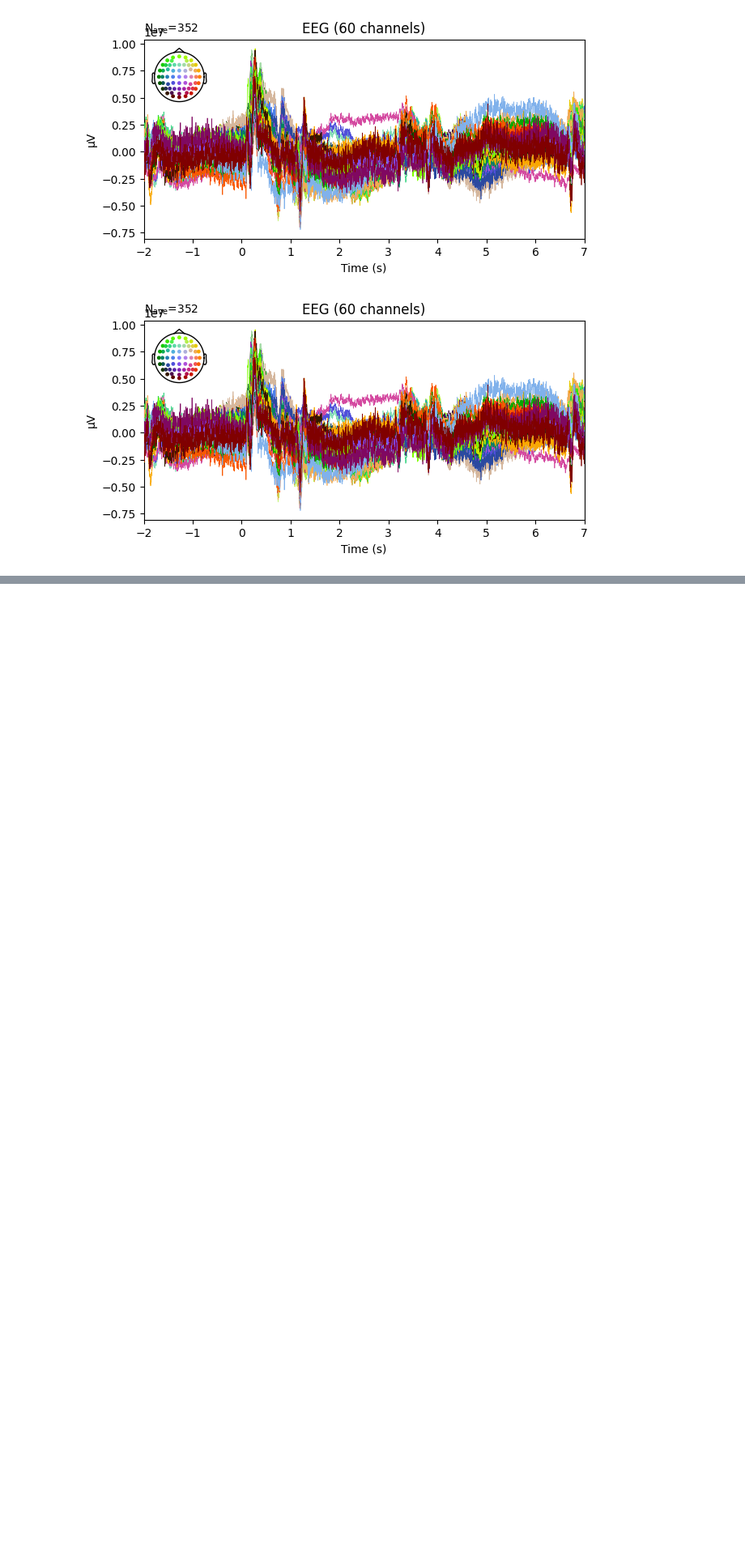
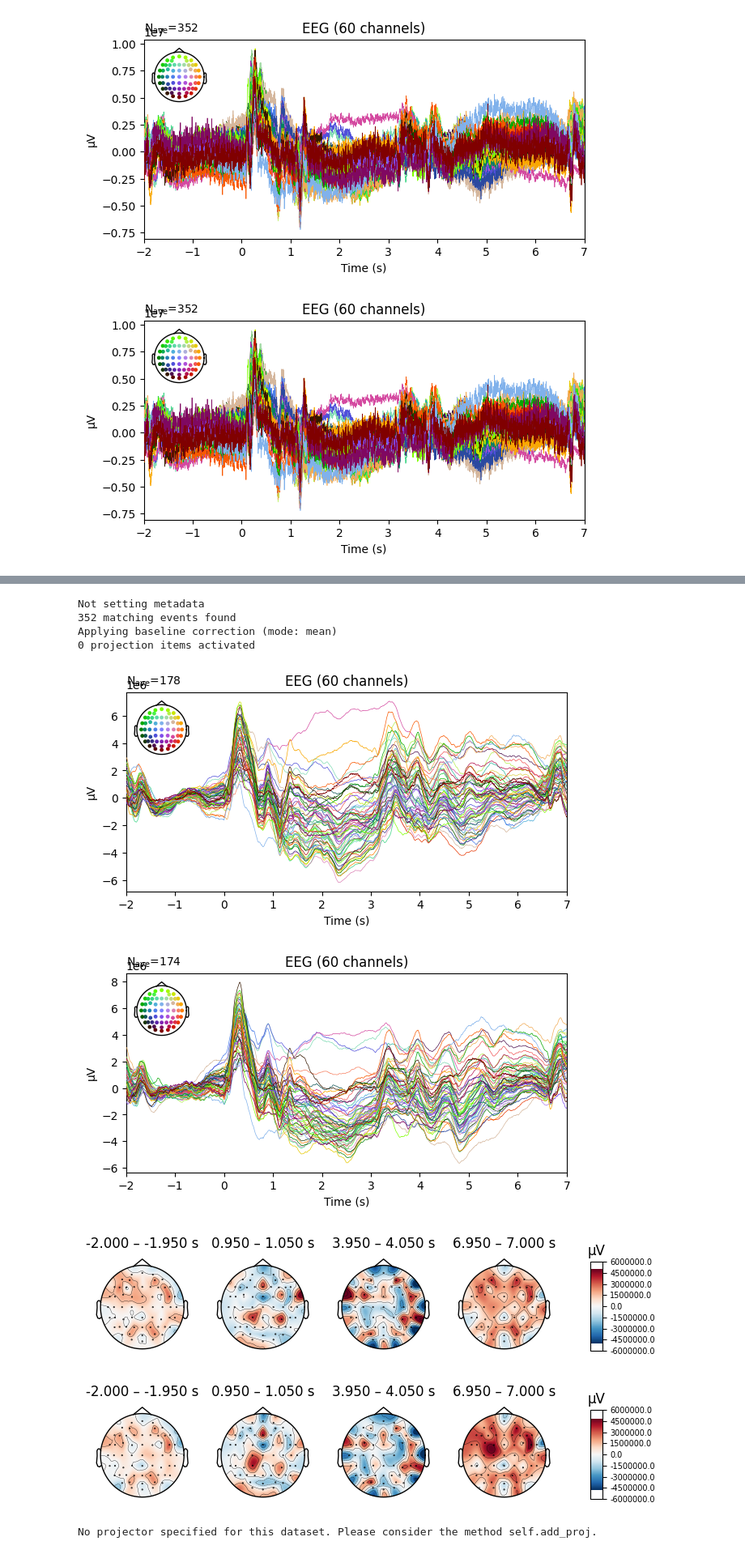
Before and after one commit to duedahl/LU_EEG_Classification, a Jupyter notebook: MNE_Visuals.ipynb, the cells around one changed output, grey strips where cells are left out. Shown at 81% size. Drawn from its saved outputs; the diff is of its cells as text; code cells hidden in the pictures; blank space fills up the shorter version.

Commit message:
Epoch data struct created. Data visualization bad.

```diff
--- a/MNE_Visuals.ipynb
+++ b/MNE_Visuals.ipynb
@@ -140,0 +157,39 @@ Try to create MNE epoch data structure, with each trial being one epoch.
+# %%
+# Dict with trial info
+n = len(data["trialinfo"])
+metadata = [0]*n
+for i, trialinfo in enumerate(data["trialinfo"]):
+    # side : left = 1, right = 2
+    # side_accuracy : Correct (1) Incorrect (2) No response (3) Almost correct (4)
+    metadata[i] = {"side":int(trialinfo[0]["side"]),"accurate":int(trialinfo[0]["side_accuracy"])}
+
+event_label = [event["side"] for event in metadata] # actual info, must be converted to shape (N,3)
+events = np.zeros((n,3))
+events[:,2] = np.array(event_label)  #Add labels to 3rd column, 2nd column irrelevant, but shape needed
+events[:,0] = np.array(range(n))     #Add dummy IDs to first column
+events = events.astype(int)
+
+event_dict = {"auditory/left":1, "auditory/right":2}
+
+# Create array with 74 instead of 60 channel data to fit Easycap Scheme
+rawdata_UpScaledDim = np.array([DimConvertFunc(epoch,moving_window=100) for epoch in data["trial"]])
+epochs = mne.EpochsArray(rawdata_UpScaledDim, info, tmin=-2, events=events, event_id=event_dict, baseline=(-2,0))
+# %% [output]
+Not setting metadata
+352 matching events found
+Applying baseline correction (mode: mean)
+0 projection items activated
+# %%
+evokedr = epochs['auditory/right'].average()
+evokedr.plot(picks="eeg",spatial_colors=True)
+evokedl = epochs['auditory/left'].average()
+evokedl.plot(picks="eeg",spatial_colors=True)
+evokedr.plot_topomap(ch_type="eeg",colorbar=True,average=0.1)
+evokedl.plot_topomap(ch_type="eeg",colorbar=True,average=0.1)
+evokedr.plot_joint()
+# %% [output]
+[figure, added]
+[figure, added]
+[figure, added]
+[figure, added]
+No projector specified for this dataset. Please consider the method self.add_proj.
```
Also changed, not shown: parts of 3 cells of this notebook.
